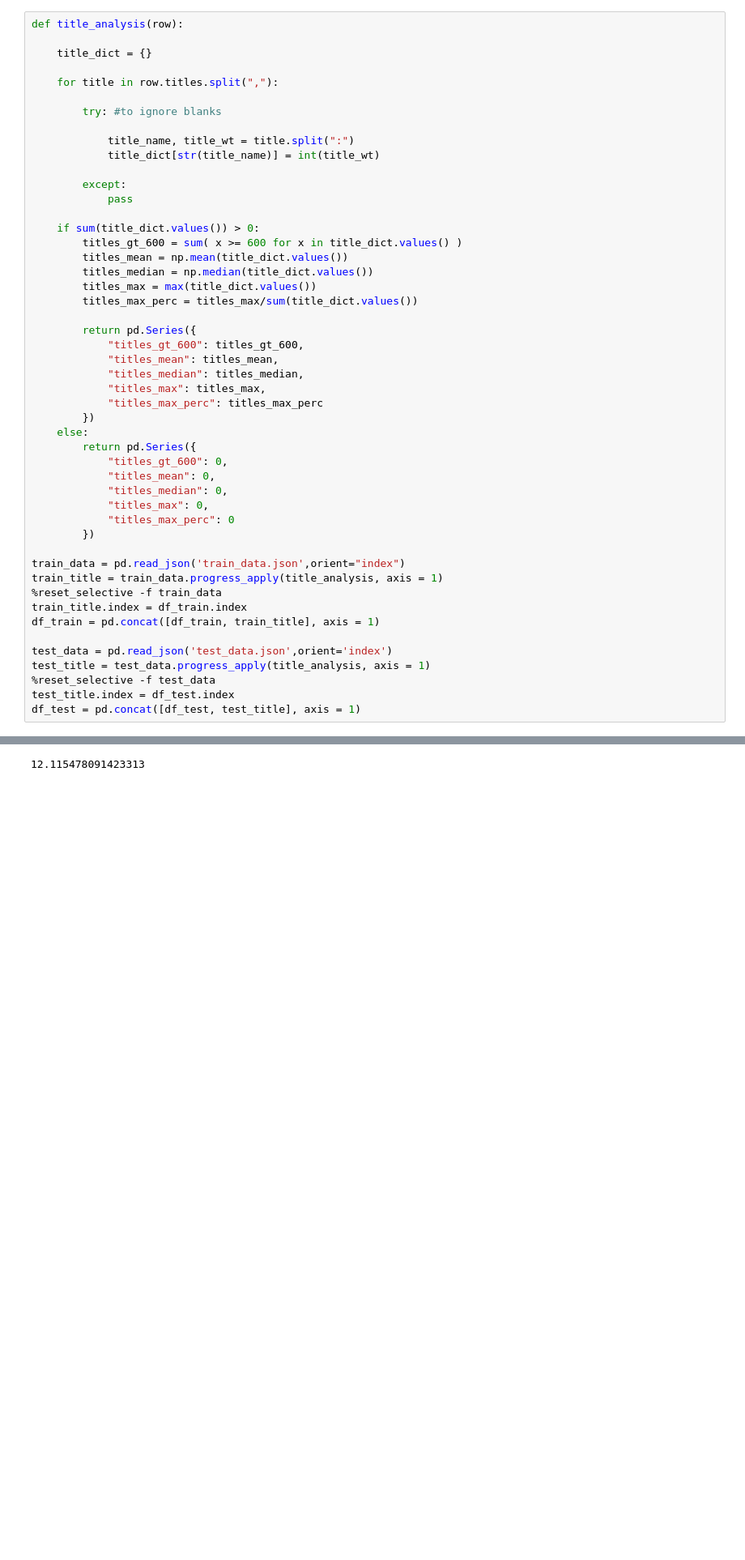
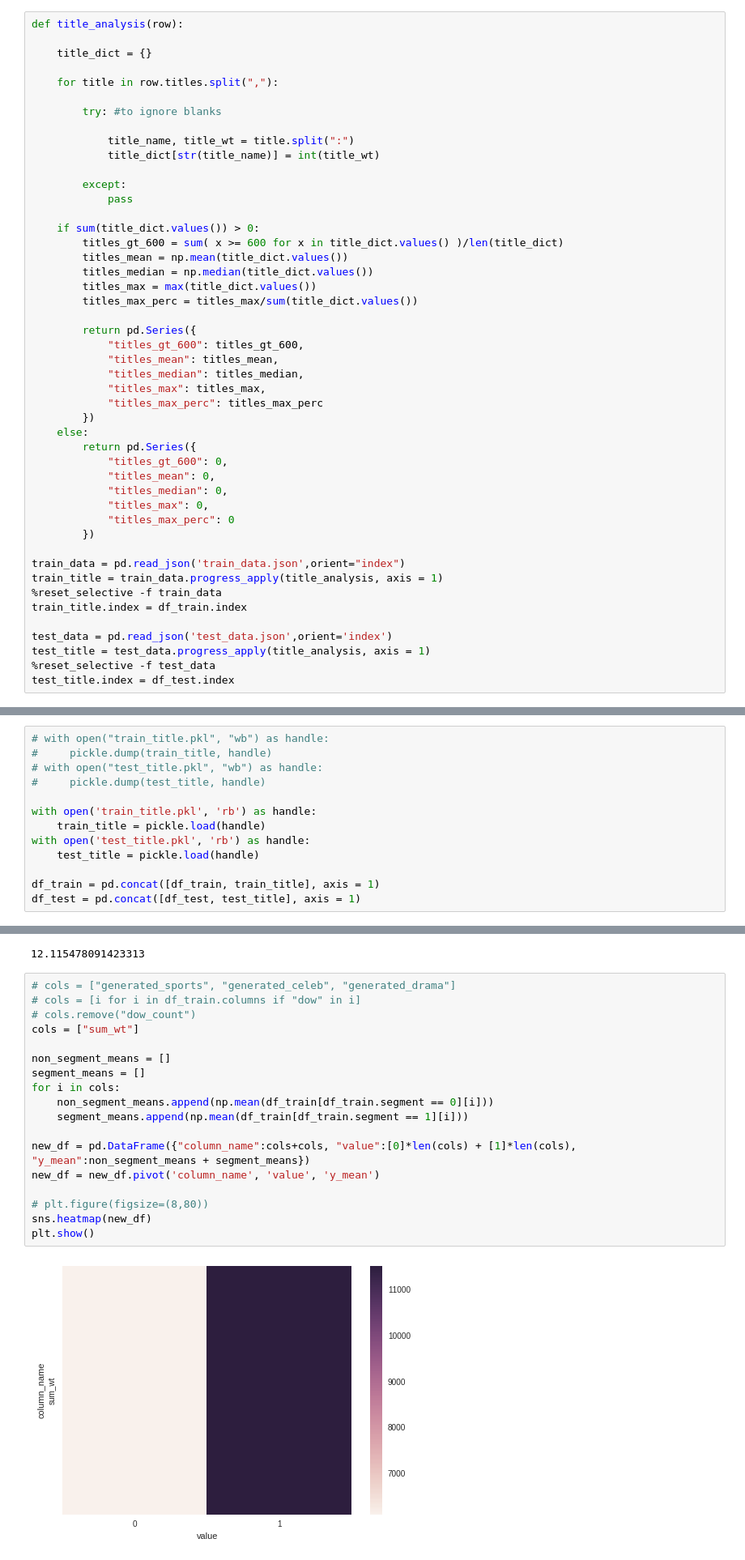
Before and after one commit to shubh24/indiahacks-ml-2017, a Jupyter notebook: hotstar/feature_engg.ipynb, the cells around one changed output, grey strips where cells are left out. Shown at 81% size. Cells and saved outputs as stored; diff of their text form; blank space fills up the shorter version.

Commit message:
sns plots, reordered feature collates, .79 on lb

```diff
--- a/hotstar/feature_engg.ipynb
+++ b/hotstar/feature_engg.ipynb
@@ -131,7 +206,7 @@ def title_analysis(row):
             pass
 
     if sum(title_dict.values()) > 0:
-        titles_gt_600 = sum( x >= 600 for x in title_dict.values() )
+        titles_gt_600 = sum( x >= 600 for x in title_dict.values() )/len(title_dict)
         titles_mean = np.mean(title_dict.values())
         titles_median = np.median(title_dict.values())
         titles_max = max(title_dict.values())
@@ -157,10 +232,8 @@ train_data = pd.read_json('train_data.json',orient="index")
 train_title = train_data.progress_apply(title_analysis, axis = 1)
 %reset_selective -f train_data
 train_title.index = df_train.index
-df_train = pd.concat([df_train, train_title], axis = 1)
 
 test_data = pd.read_json('test_data.json',orient='index')
 test_title = test_data.progress_apply(title_analysis, axis = 1)
 %reset_selective -f test_data
 test_title.index = df_test.index
-df_test = pd.concat([df_test, test_title], axis = 1)
@@ -177,3 +240,16 @@ df_train.head()
+# %%
+# with open("train_title.pkl", "wb") as handle:
+#     pickle.dump(train_title, handle)
+# with open("test_title.pkl", "wb") as handle:
+#     pickle.dump(test_title, handle)
+
+with open('train_title.pkl', 'rb') as handle:
+    train_title = pickle.load(handle)
+with open('test_title.pkl', 'rb') as handle:
+    test_title = pickle.load(handle)
+
+df_train = pd.concat([df_train, train_title], axis = 1)
+df_test = pd.concat([df_test, test_title], axis = 1)
 # %%
 df_train = collate_similar_feats(df_train)
 df_test = collate_similar_feats(df_test)
@@ -203,3 +279,23 @@ plt.show()
 np.mean(df_train[df_train.segment == 0].title_count)
 # %% [output]
 12.115478091423313
+# %%
+# cols = ["generated_sports", "generated_celeb", "generated_drama"]
+# cols = [i for i in df_train.columns if "dow" in i]
+# cols.remove("dow_count")
+cols = ["sum_wt"]
+
+non_segment_means = []
+segment_means = []
+for i in cols:
+    non_segment_means.append(np.mean(df_train[df_train.segment == 0][i]))
+    segment_means.append(np.mean(df_train[df_train.segment == 1][i]))
+
+new_df = pd.DataFrame({"column_name":cols+cols, "value":[0]*len(cols) + [1]*len(cols), "y_mean":non_segment_means + segment_means})
+new_df = new_df.pivot('column_name', 'value', 'y_mean')
+
+# plt.figure(figsize=(8,80))
+sns.heatmap(new_df)
+plt.show()
+# %% [output]
+[figure, added]
```
Also changed, not shown: parts of 8 cells of this notebook.
